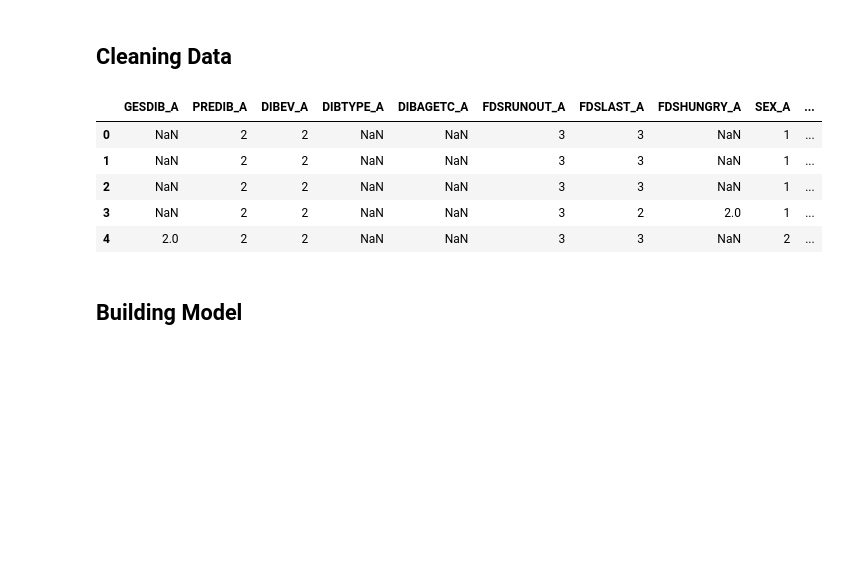
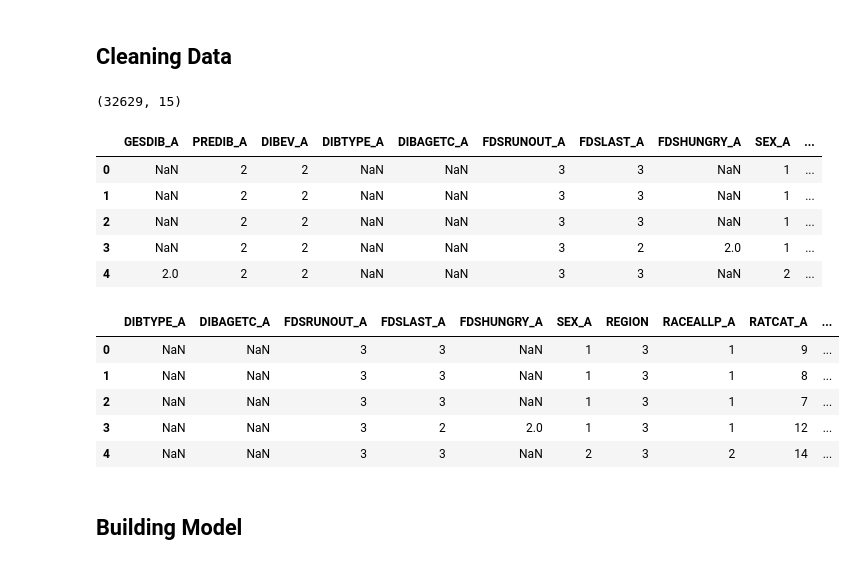
Before and after one commit to nladocsi/DS3001_F25_Project, a Jupyter notebook: Milestone3.ipynb, the cells around one changed output. Drawn from its saved outputs; the diff is of its cells as text; code cells hidden in the pictures; blank space fills up the shorter version.

Commit message:
Diabetes variables

```diff
--- a/Milestone3.ipynb
+++ b/Milestone3.ipynb
@@ -28,8 +30,10 @@ cols = ['GESDIB_A', 'PREDIB_A', 'DIBEV_A', 'DIBTYPE_A',
         'FDSHUNGRY_A', 'SEX_A', 'REGION', 'RACEALLP_A',
         'RATCAT_A', 'EDUCP_A', 'PHSTAT_A', 'WLKLEIS_A']
 df = df[cols]
+print(df.shape, '\n')
 df.head()
 # %% [output]
+(32629, 15)
 |  | GESDIB_A | PREDIB_A | DIBEV_A | DIBTYPE_A | DIBAGETC_A | FDSRUNOUT_A | FDSLAST_A | FDSHUNGRY_A | SEX_A | ... |
 | 0 | NaN | 2 | 2 | NaN | NaN | 3 | 3 | NaN | 1 | ... |
 | 1 | NaN | 2 | 2 | NaN | NaN | 3 | 3 | NaN | 1 | ... |
@@ -48,21 +52,9 @@ def recode_food(v):
     return v
   return np.nan
 
-food_columns = ['FDSRUNOUT_A', 'FDSLAST_A', 'FDSHUNGRY_A']
+food_insecurity = ['FDSRUNOUT_A', 'FDSLAST_A', 'FDSHUNGRY_A']
 
-for var in food_columns:
+for var in food_insecurity:
   df[var] = df[var].apply(recode_food)
 
-df['food_columns'] = df[food_columns].sum(axis=1)
+df['food_insecurity'] = df[food_insecurity].sum(axis=1)
-# %%
-unknowns = [7, 8, 9]
-
-def food_insecurity(row):
-  vals = row[food_columns].values
-  if (vals == 1).any():
-    return 1
-  if vals.isin(unknowns).all():
-    return vals.iloc[0]
-  return 2
-
-df['food_insecurity'] = df.apply(food_insecurity, axis=1)
@@ -71,2 +61,22 @@ df.to_csv('diabetes_clean.csv', index=False)
+# %%
+#Creating one variable for diabetes
+df[["PREDIB_A", "GESDIB_A", "DIBEV_A"]] = df[["PREDIB_A", "GESDIB_A", "DIBEV_A"]].replace([7, 8, 9], np.nan)
+
+
+df["DIAB_ANY"] = np.where(
+    (df[["PREDIB_A", "GESDIB_A", "DIBEV_A"]] == 1).any(axis=1), 1,
+    np.where(
+        (df[["PREDIB_A", "GESDIB_A", "DIBEV_A"]] == 2).any(axis=1), 0,
+        np.nan))
+df = df.drop(columns=["PREDIB_A", "GESDIB_A", "DIBEV_A"])
+
+df.head()
+# %% [output]
+|  | DIBTYPE_A | DIBAGETC_A | FDSRUNOUT_A | FDSLAST_A | FDSHUNGRY_A | SEX_A | REGION | RACEALLP_A | RATCAT_A | ... |
+| 0 | NaN | NaN | 3 | 3 | NaN | 1 | 3 | 1 | 9 | ... |
+| 1 | NaN | NaN | 3 | 3 | NaN | 1 | 3 | 1 | 8 | ... |
+| 2 | NaN | NaN | 3 | 3 | NaN | 1 | 3 | 1 | 7 | ... |
+| 3 | NaN | NaN | 3 | 2 | 2.0 | 1 | 3 | 1 | 12 | ... |
+| 4 | NaN | NaN | 3 | 3 | NaN | 2 | 3 | 2 | 14 | ... |
 # %% [markdown]
 ## Building Model
```
Also changed, not shown: parts of 2 cells of this notebook.
